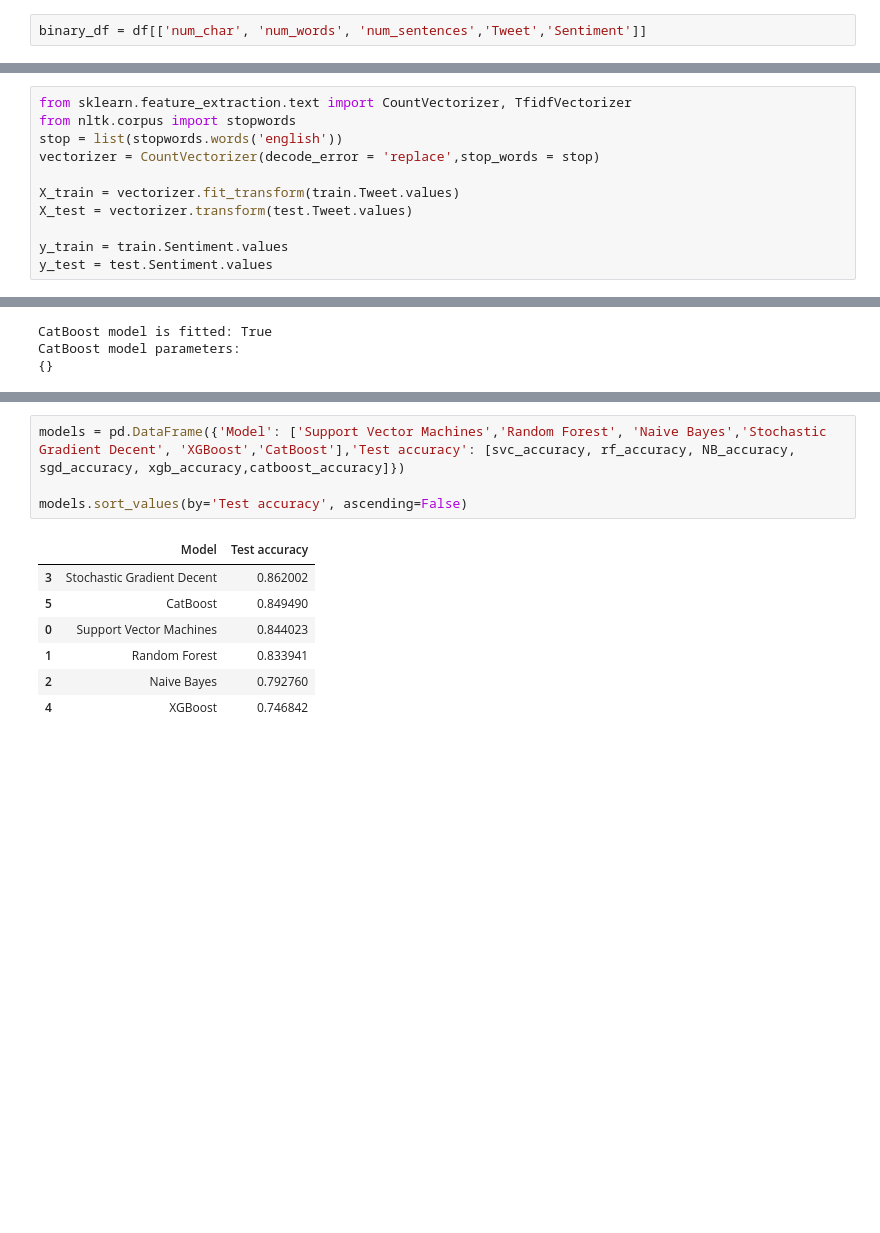
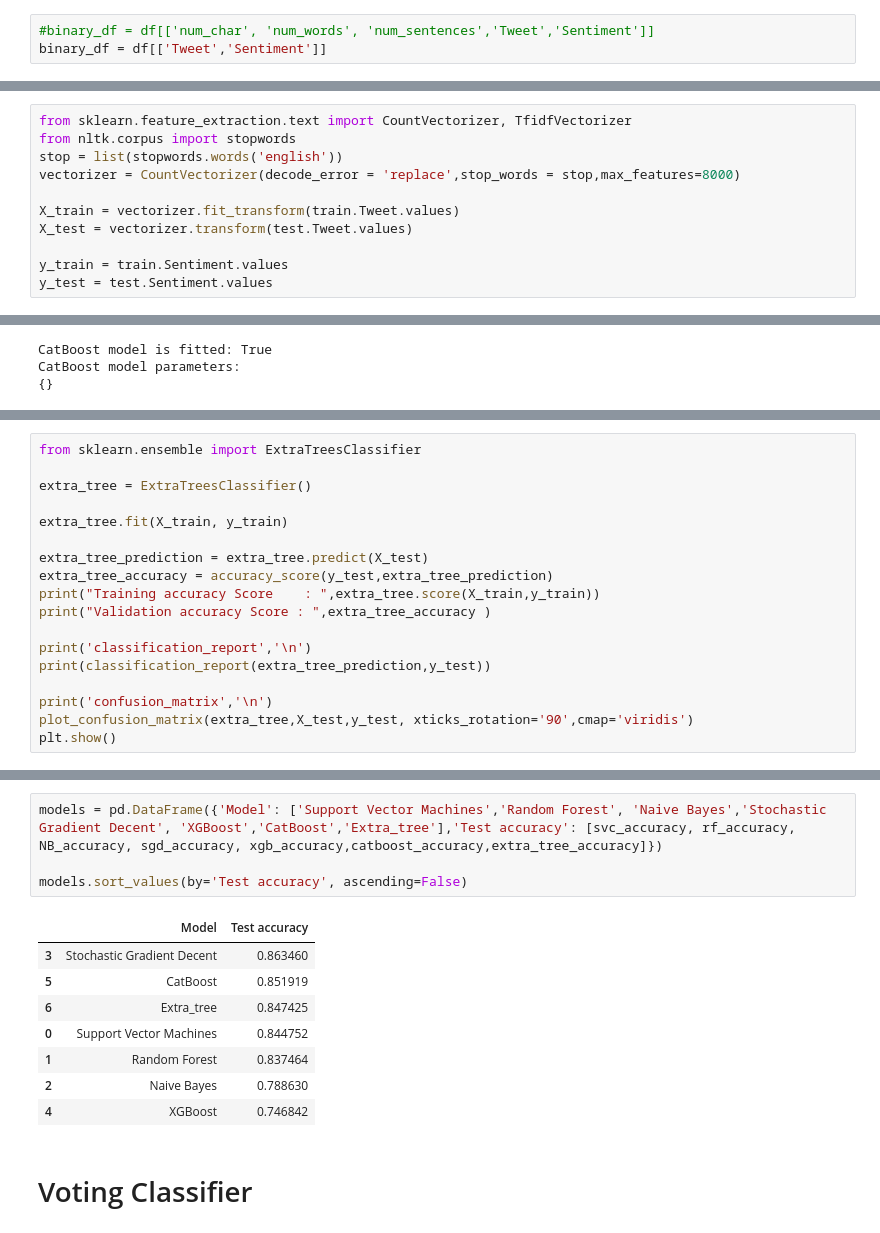
Before and after one commit to pankaj-beldar/Capstone_Project_03_Corona-virus-Tweet-Sentiment-Analysis, a Jupyter notebook: Capstone_03_Corona_Virus_Tweet_Sentiment_Analysis.ipynb, the cells around one changed output, grey strips where cells are left out. Drawn from its saved outputs; the diff is of its cells as text; blank space fills up the shorter version.

```diff
--- a/Capstone_03_Corona_Virus_Tweet_Sentiment_Analysis.ipynb
+++ b/Capstone_03_Corona_Virus_Tweet_Sentiment_Analysis.ipynb
@@ -1027,7 +1014,8 @@ models.sort_values(by='Test accuracy', ascending=False)
 # %% [markdown]
 Let us create binary class as Positive, Extremely Positive, Neutral as (1) and Negative and Extremely Negative Sentiment as (0)
 # %%
-binary_df = df[['num_char', 'num_words', 'num_sentences','Tweet','Sentiment']]
+#binary_df = df[['num_char', 'num_words', 'num_sentences','Tweet','Sentiment']]
+binary_df = df[['Tweet','Sentiment']]
 # %%
 binary_df["Sentiment"]= binary_df["Sentiment"].replace('Positive','Positive')
 binary_df["Sentiment"]= binary_df["Sentiment"].replace('Extremely Positive','Positive')
@@ -1056,7 +1044,7 @@ test shape :  (8232, 5)
 from sklearn.feature_extraction.text import CountVectorizer, TfidfVectorizer
 from nltk.corpus import stopwords
 stop = list(stopwords.words('english'))
-vectorizer = CountVectorizer(decode_error = 'replace',stop_words = stop)
+vectorizer = CountVectorizer(decode_error = 'replace',stop_words = stop,max_features=8000)
 
 X_train = vectorizer.fit_transform(train.Tweet.values)
 X_test = vectorizer.transform(test.Tweet.values)
@@ -1276,0 +1267,18 @@ weighted avg       0.86      0.85      0.85      8232
+# %%
+from sklearn.ensemble import ExtraTreesClassifier
+
+extra_tree = ExtraTreesClassifier()
+
+extra_tree.fit(X_train, y_train)
+
+extra_tree_prediction = extra_tree.predict(X_test)
+extra_tree_accuracy = accuracy_score(y_test,extra_tree_prediction)
+print("Training accuracy Score    : ",extra_tree.score(X_train,y_train))
+print("Validation accuracy Score : ",extra_tree_accuracy )
+
+print('classification_report','\n')
+print(classification_report(extra_tree_prediction,y_test))
+
+print('confusion_matrix','\n')
+plot_confusion_matrix(extra_tree,X_test,y_test, xticks_rotation='90',cmap='viridis')
+plt.show()
@@ -1277,12 +1301,15 @@ weighted avg       0.86      0.85      0.85      8232
 # %%
-models = pd.DataFrame({'Model': ['Support Vector Machines','Random Forest', 'Naive Bayes','Stochastic Gradient Decent', 'XGBoost','CatBoost'],'Test accuracy': [svc_accuracy, rf_accuracy, NB_accuracy, sgd_accuracy, xgb_accuracy,catboost_accuracy]})
+models = pd.DataFrame({'Model': ['Support Vector Machines','Random Forest', 'Naive Bayes','Stochastic Gradient Decent', 'XGBoost','CatBoost','Extra_tree'],'Test accuracy': [svc_accuracy, rf_accuracy, NB_accuracy, sgd_accuracy, xgb_accuracy,catboost_accuracy,extra_tree_accuracy]})
 
 models.sort_values(by='Test accuracy', ascending=False)
 # %% [output]
 |  | Model | Test accuracy |
-| 3 | Stochastic Gradient Decent | 0.862002 |
-| 5 | CatBoost | 0.849490 |
-| 0 | Support Vector Machines | 0.844023 |
-| 1 | Random Forest | 0.833941 |
-| 2 | Naive Bayes | 0.792760 |
+| 3 | Stochastic Gradient Decent | 0.863460 |
+| 5 | CatBoost | 0.851919 |
+| 6 | Extra_tree | 0.847425 |
+| 0 | Support Vector Machines | 0.844752 |
+| 1 | Random Forest | 0.837464 |
+| 2 | Naive Bayes | 0.788630 |
 | 4 | XGBoost | 0.746842 |
+# %% [markdown]
+# Voting Classifier
```
Also changed, not shown: parts of 36 cells of this notebook.
